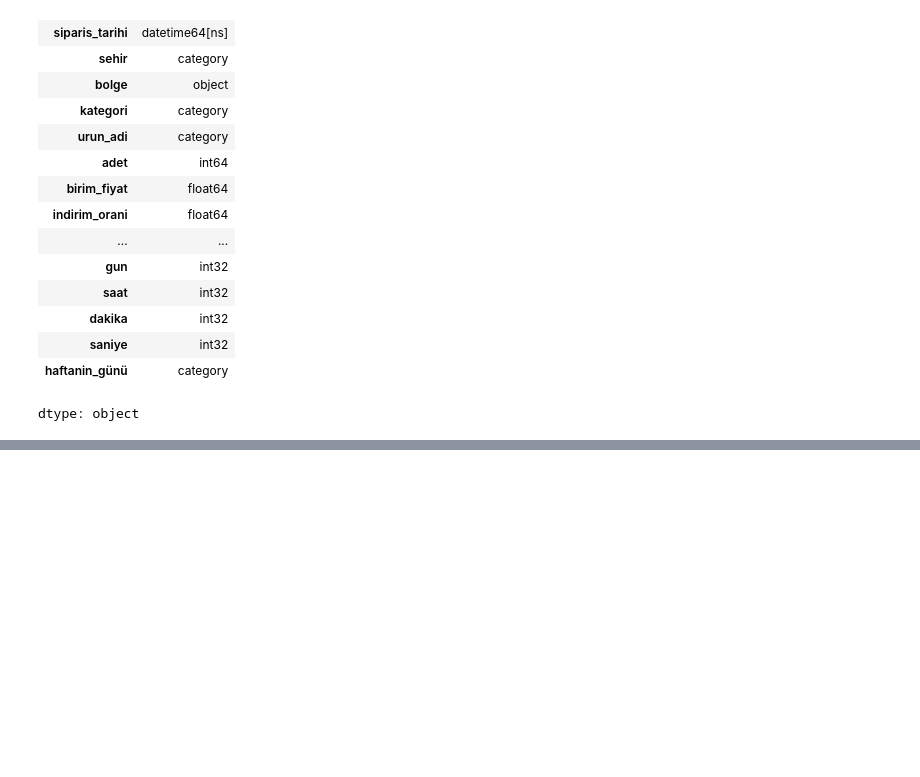
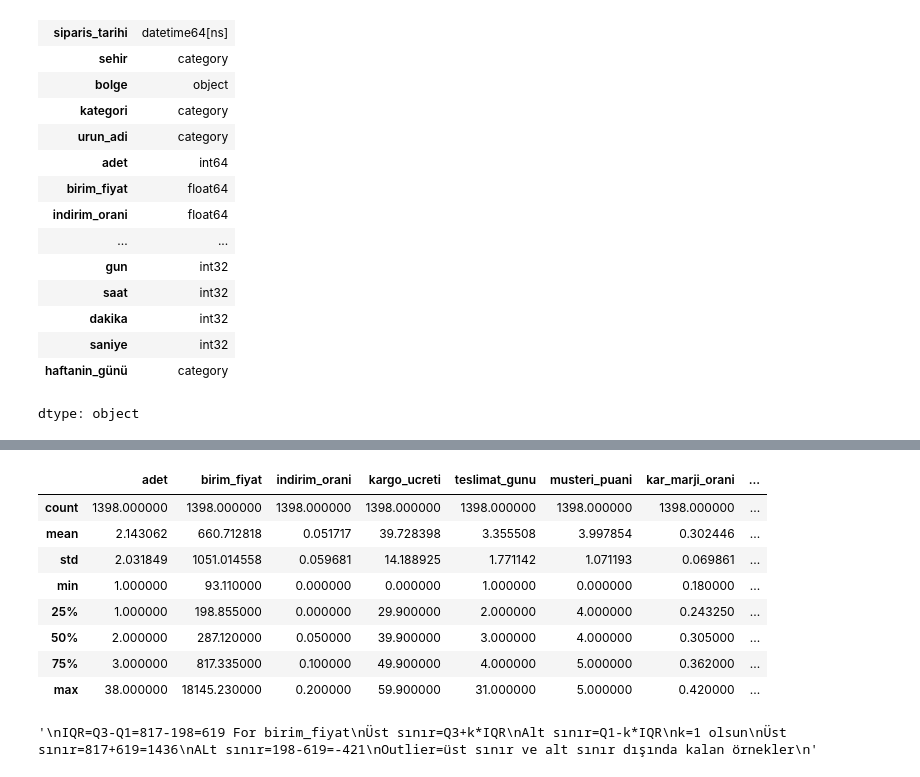
Before and after one commit to YunusEmre214/Data_Science_Colab, a Jupyter notebook: Data_Science.ipynb, the cells around one changed output, grey strips where cells are left out. Drawn from its saved outputs; the diff is of its cells as text; code cells hidden in the pictures; blank space fills up the shorter version.

```diff
--- a/Data_Science.ipynb
+++ b/Data_Science.ipynb
@@ -519,0 +757,25 @@ df.to_csv("e_ticaret_veri_seti_data_types_changed.csv")
+# %%
+#42.Sayısal sütunların özet istatisliklerini incelemek
+df[numeric_column].describe()
+# %% [output]
+|  | adet | birim_fiyat | indirim_orani | kargo_ucreti | teslimat_gunu | musteri_puani | kar_marji_orani | ... |
+| count | 1398.000000 | 1398.000000 | 1398.000000 | 1398.000000 | 1398.000000 | 1398.000000 | 1398.000000 | ... |
+| mean | 2.143062 | 660.712818 | 0.051717 | 39.728398 | 3.355508 | 3.997854 | 0.302446 | ... |
+| std | 2.031849 | 1051.014558 | 0.059681 | 14.188925 | 1.771142 | 1.071193 | 0.069861 | ... |
+| min | 1.000000 | 93.110000 | 0.000000 | 0.000000 | 1.000000 | 0.000000 | 0.180000 | ... |
+| 25% | 1.000000 | 198.855000 | 0.000000 | 29.900000 | 2.000000 | 4.000000 | 0.243250 | ... |
+| 50% | 2.000000 | 287.120000 | 0.050000 | 39.900000 | 3.000000 | 4.000000 | 0.305000 | ... |
+| 75% | 3.000000 | 817.335000 | 0.100000 | 49.900000 | 4.000000 | 5.000000 | 0.362000 | ... |
+| max | 38.000000 | 18145.230000 | 0.200000 | 59.900000 | 31.000000 | 5.000000 | 0.420000 | ... |
+# %%
+"""
+IQR=Q3-Q1=817-198=619 For birim_fiyat
+Üst sınır=Q3+k*IQR
+Alt sınır=Q1-k*IQR
+k=1 olsun
+Üst sınır=817+619=1436
+ALt sınır=198-619=-421
+Outlier=üst sınır ve alt sınır dışında kalan örnekler
+"""
+# %% [output]
+'\nIQR=Q3-Q1=817-198=619 For birim_fiyat\nÜst sınır=Q3+k*IQR\nAlt sınır=Q1-k*IQR\nk=1 olsun\nÜst sınır=817+619=1436\nALt sınır=198-619=-421\nOutlier=üst sınır ve alt sınır dışında kalan örnekler\n'
```
Also changed, not shown: parts of 32 cells of this notebook.
